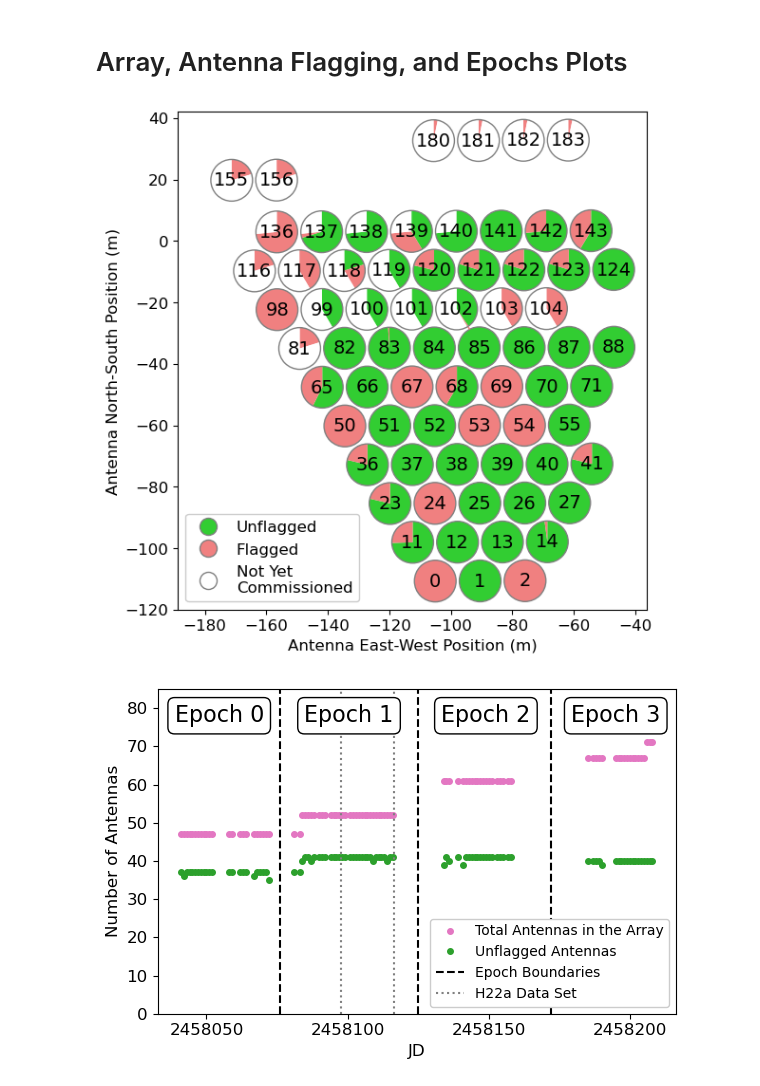
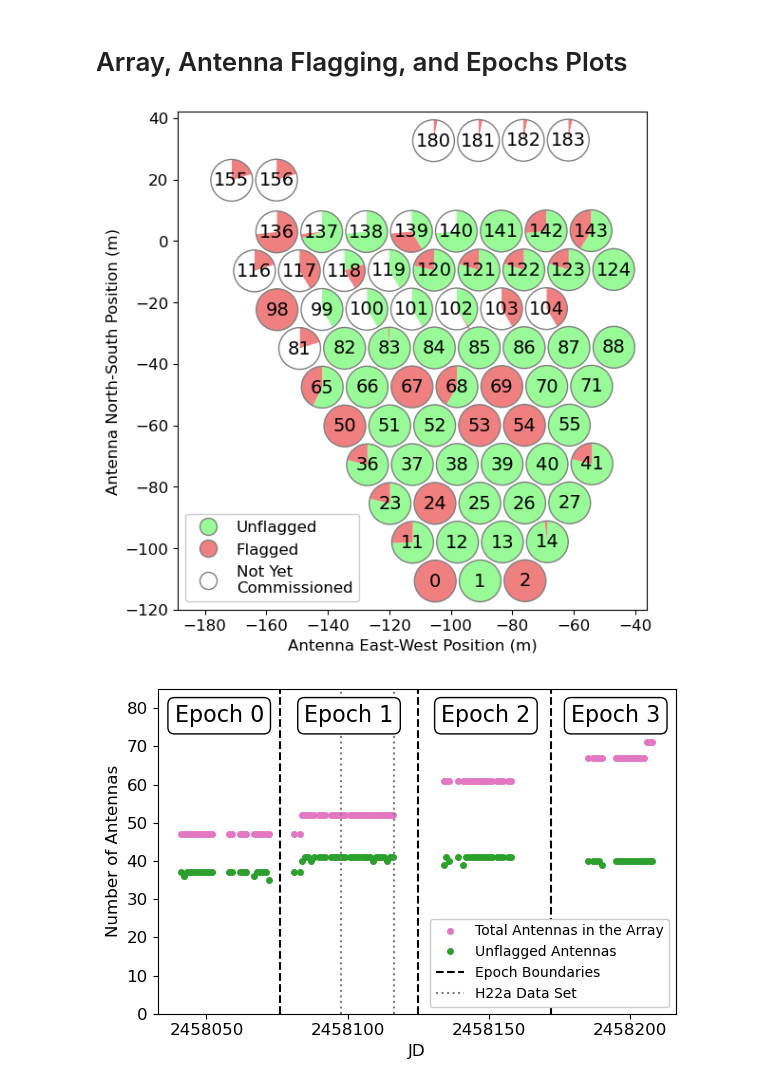
Before and after one commit to HERA-Team/H1C_IDR3_Power_Spectra, a Jupyter notebook: SPOILERS/Paper_Plots/H1C_IDR3_Paper_Plots.ipynb, the cells around one changed output. Drawn from its saved outputs; the diff is of its cells as text; code cells hidden in the pictures.

Commit message:
update paper plots

```diff
--- a/SPOILERS/Paper_Plots/H1C_IDR3_Paper_Plots.ipynb
+++ b/SPOILERS/Paper_Plots/H1C_IDR3_Paper_Plots.ipynb
@@ -50,11 +50,11 @@ def draw_pie(dist, xpos, ypos, size, ax):
     pie = [0] + cumsum.tolist()
 
     if np.all(np.array(dist)[1:] == 0):
-        ax.scatter([xpos], [ypos], marker='o', s=size, c='limegreen', ec='none')
+        ax.scatter([xpos], [ypos], marker='o', s=size, c='palegreen', ec='none')
     elif np.all(dist[0] == 0 and dist[2] == 0):
         ax.scatter([xpos], [ypos], marker='o', s=size, c='lightcoral', ec='none')
     else:
-        for i, r1, r2, c in zip(range(len(pie)-1), pie[:-1], pie[1:], ['limegreen', 'lightcoral', 'w']):
+        for i, r1, r2, c in zip(range(len(pie)-1), pie[:-1], pie[1:], ['palegreen', 'lightcoral', 'w']):
             try:
                 if pie[i] == pie[i+1]:
                     continue
@@ -73,35 +73,35 @@ fig, ax = plt.subplots(figsize=(6,6), dpi=100)
 for ant in nights:
     if ant > 200:
         continue
     pos = hd.antpos[ant]
     draw_pie([len(nights[ant]) - len(flagged_nights[ant]), len(flagged_nights[ant]), max_nights - len(nights[ant])], pos[0], pos[1], 1000, ax)
 
     plt.text(pos[0],pos[1],str(ant), va='center', ha='center', color='k', size=14)
 
 
 legend_objs = []
 legend_labels = []
-legend_objs.append(matplotlib.lines.Line2D([0], [0], marker='o', color='w', markeredgecolor='grey', markerfacecolor='limegreen', markersize=13))
+legend_objs.append(matplotlib.lines.Line2D([0], [0], marker='o', color='w', markeredgecolor='grey', markerfacecolor='palegreen', markersize=13))
 legend_labels.append(f'Unflagged')
 legend_objs.append(matplotlib.lines.Line2D([0], [0], marker='o', color='w', markeredgecolor='grey', markerfacecolor='lightcoral', markersize=13))
 legend_labels.append(f'Flagged')
 legend_objs.append(matplotlib.lines.Line2D([0], [0], marker='o', color='w', markeredgecolor='grey', markerfacecolor='w', markersize=13))
 legend_labels.append(f'Not Yet\nCommissioned')
 
 plt.legend(legend_objs, legend_labels, ncol=1, fontsize=12, framealpha=1, loc='lower left')
 
 
 plt.axis('equal')
 plt.ylim([-120, 42])
 plt.xlim([-180, -45])
 plt.xticks(fontsize=12)
 plt.yticks(fontsize=12)
 plt.xlabel('Antenna East-West Position (m)', fontsize=12)
 plt.ylabel('Antenna North-South Position (m)', fontsize=12)
 plt.tight_layout()
 plt.savefig('Array_Layout_And_Flagging.pdf')
 # %% [output]
-[figure, old version]
+[figure, new version]
 # %%
 fig, ax = plt.subplots(figsize=(6,4), dpi=100)
 JDs = sorted(list(total_ants_per_night.keys()))
```
Also changed, not shown: parts of 8 cells of this notebook, 17 other files.
